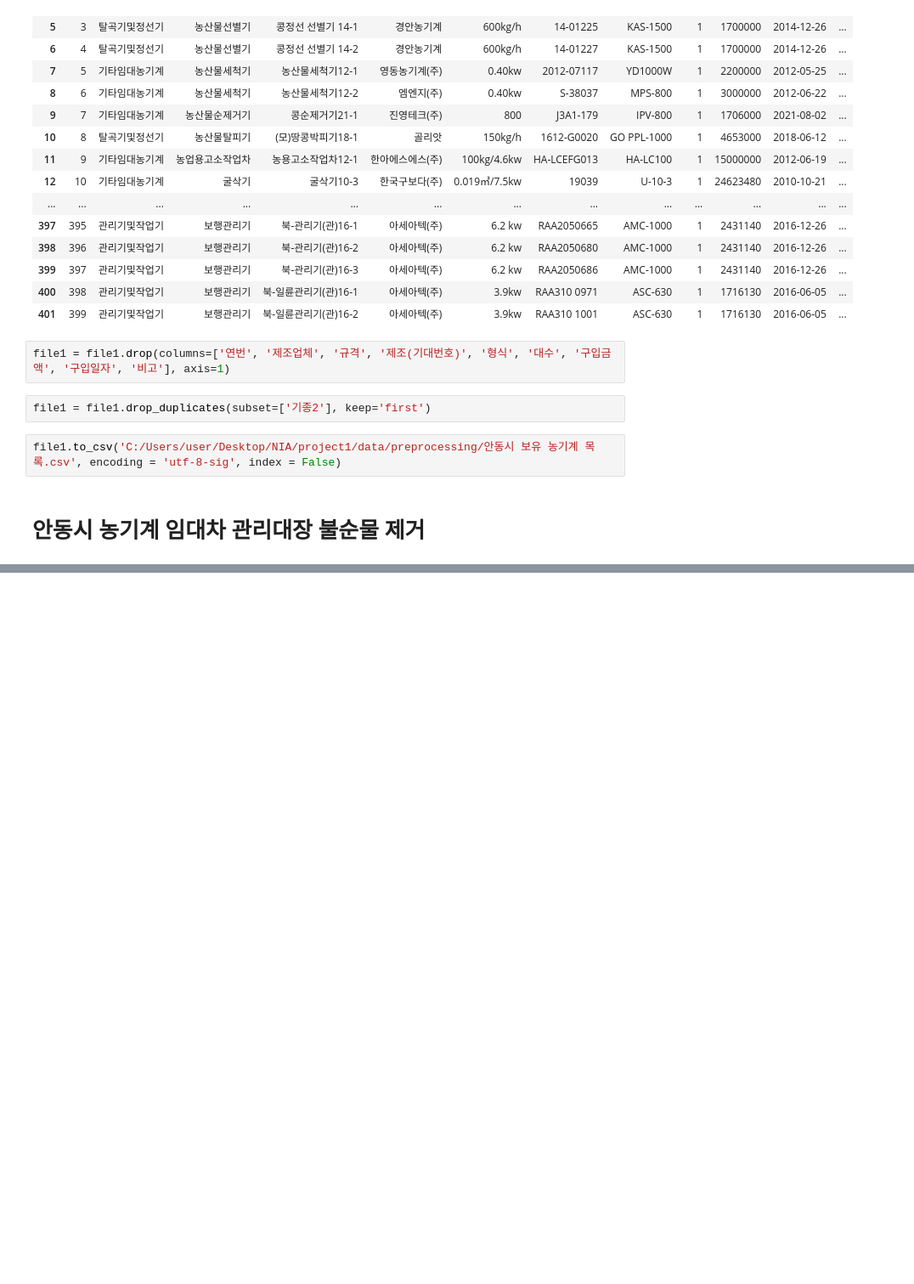
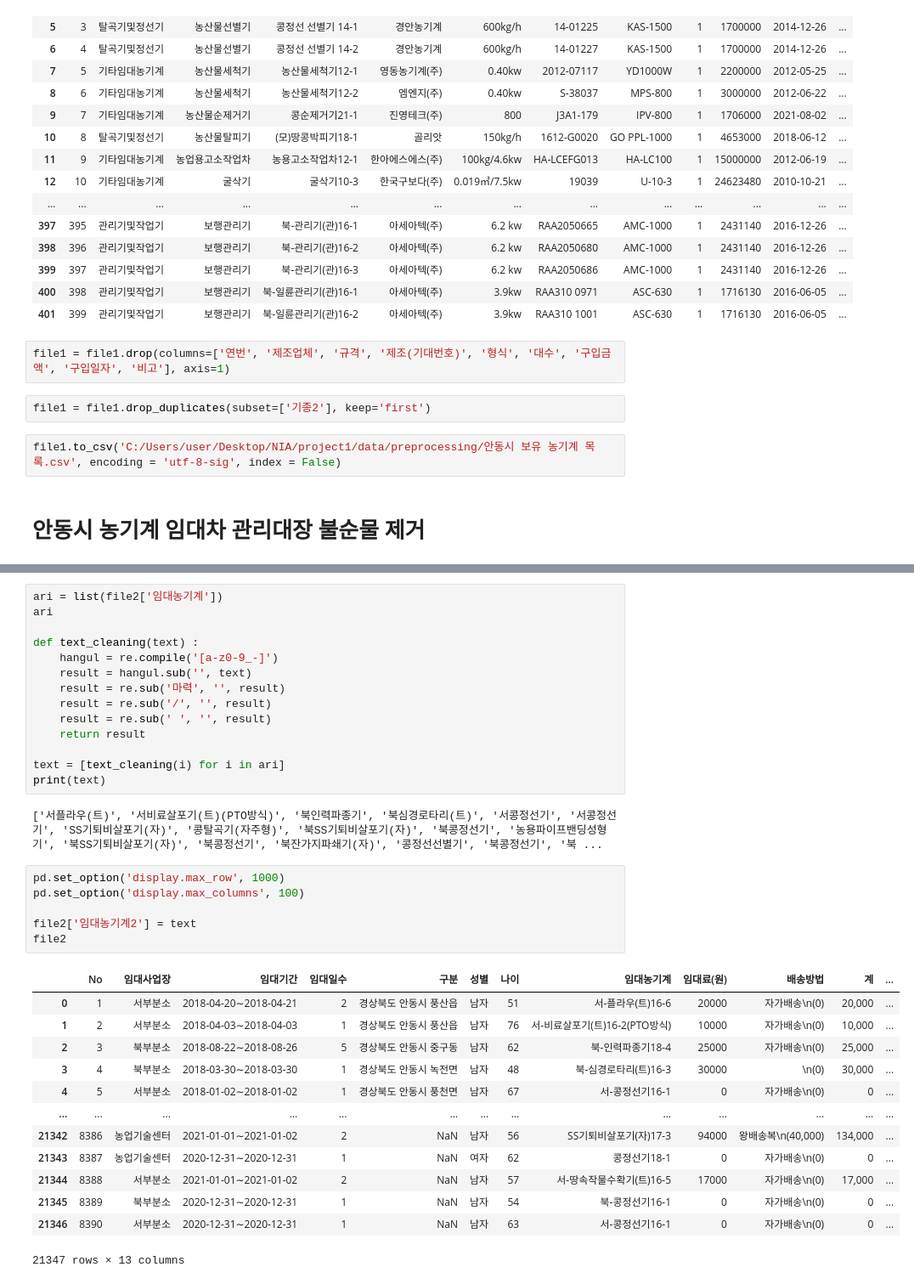
Before and after one commit to hejin8307/Agricultural_Machine_Analysis, a Jupyter notebook: code/농기계 불순물 제거 및 제거 후 join.ipynb, the cells around one changed output, grey strips where cells are left out. Shown at 85% size. Drawn from its saved outputs; the diff is of its cells as text; blank space fills up the shorter version.

```diff
--- a/code/농기계 불순물 제거.ipynb
+++ b/code/농기계 불순물 제거 및 제거 후 join.ipynb
@@ -93,0 +111,36 @@ file1.to_csv('C:/Users/user/Desktop/NIA/project1/data/preprocessing/안동시
+# %%
+ari = list(file2['임대농기계'])
+ari
+
+def text_cleaning(text) :
+    hangul = re.compile('[a-z0-9_-]')
+    result = hangul.sub('', text)
+    result = re.sub('마력', '', result)
+    result = re.sub('/', '', result)
+    result = re.sub(' ', '', result)
+    return result
+
+text = [text_cleaning(i) for i in ari]
+print(text)
+# %% [output]
+['서플라우(트)', '서비료살포기(트)(PTO방식)', '북인력파종기', '북심경로타리(트)', '서콩정선기', '서콩정선기', 'SS기퇴비살포기(자)', '콩탈곡기(자주형)', '북SS기퇴비살포기(자)', '북콩정선기', '농용파이프밴딩성형기', '북SS기퇴비살포기(자)', '북콩정선기', '북잔가지파쇄기(자)', '콩정선선별기', '북콩정선기', '북 ...
+# %%
+pd.set_option('display.max_row', 1000)
+pd.set_option('display.max_columns', 100)
+
+file2['임대농기계2'] = text
+file2
+# %% [output]
+|  | No | 임대사업장 | 임대기간 | 임대일수 | 구분 | 성별 | 나이 | 임대농기계 | 임대료(원) | 배송방법 | 계 | ... |
+| 0 | 1 | 서부분소 | 2018-04-20∼2018-04-21 | 2 | 경상북도 안동시 풍산읍 | 남자 | 51 | 서-플라우(트)16-6 | 20000 | 자가배송\n(0) | 20,000 | ... |
+| 1 | 2 | 서부분소 | 2018-04-03∼2018-04-03 | 1 | 경상북도 안동시 풍산읍 | 남자 | 76 | 서-비료살포기(트)16-2(PTO방식) | 10000 | 자가배송\n(0) | 10,000 | ... |
+| 2 | 3 | 북부분소 | 2018-08-22∼2018-08-26 | 5 | 경상북도 안동시 중구동 | 남자 | 62 | 북-인력파종기18-4 | 25000 | 자가배송\n(0) | 25,000 | ... |
+| 3 | 4 | 북부분소 | 2018-03-30∼2018-03-30 | 1 | 경상북도 안동시 녹전면 | 남자 | 48 | 북-심경로타리(트)16-3 | 30000 | \n(0) | 30,000 | ... |
+| 4 | 5 | 서부분소 | 2018-01-02∼2018-01-02 | 1 | 경상북도 안동시 풍천면 | 남자 | 67 | 서-콩정선기16-1 | 0 | 자가배송\n(0) | 0 | ... |
+| ... | ... | ... | ... | ... | ... | ... | ... | ... | ... | ... | ... | ... |
+| 21342 | 8386 | 농업기술센터 | 2021-01-01∼2021-01-02 | 2 | NaN | 남자 | 56 | SS기퇴비살포기(자)17-3 | 94000 | 왕배송복\n(40,000) | 134,000 | ... |
+| 21343 | 8387 | 농업기술센터 | 2020-12-31∼2020-12-31 | 1 | NaN | 여자 | 62 | 콩정선기18-1 | 0 | 자가배송\n(0) | 0 | ... |
+| 21344 | 8388 | 서부분소 | 2021-01-01∼2021-01-02 | 2 | NaN | 남자 | 57 | 서-땅속작물수확기(트)16-5 | 17000 | 자가배송\n(0) | 17,000 | ... |
+| 21345 | 8389 | 북부분소 | 2020-12-31∼2020-12-31 | 1 | NaN | 남자 | 54 | 북-콩정선기16-1 | 0 | 자가배송\n(0) | 0 | ... |
+| 21346 | 8390 | 서부분소 | 2020-12-31∼2020-12-31 | 1 | NaN | 남자 | 63 | 서-콩정선기16-1 | 0 | 자가배송\n(0) | 0 | ... |
+21347 rows × 13 columns
```
Also changed, not shown: parts of 5 cells of this notebook.
